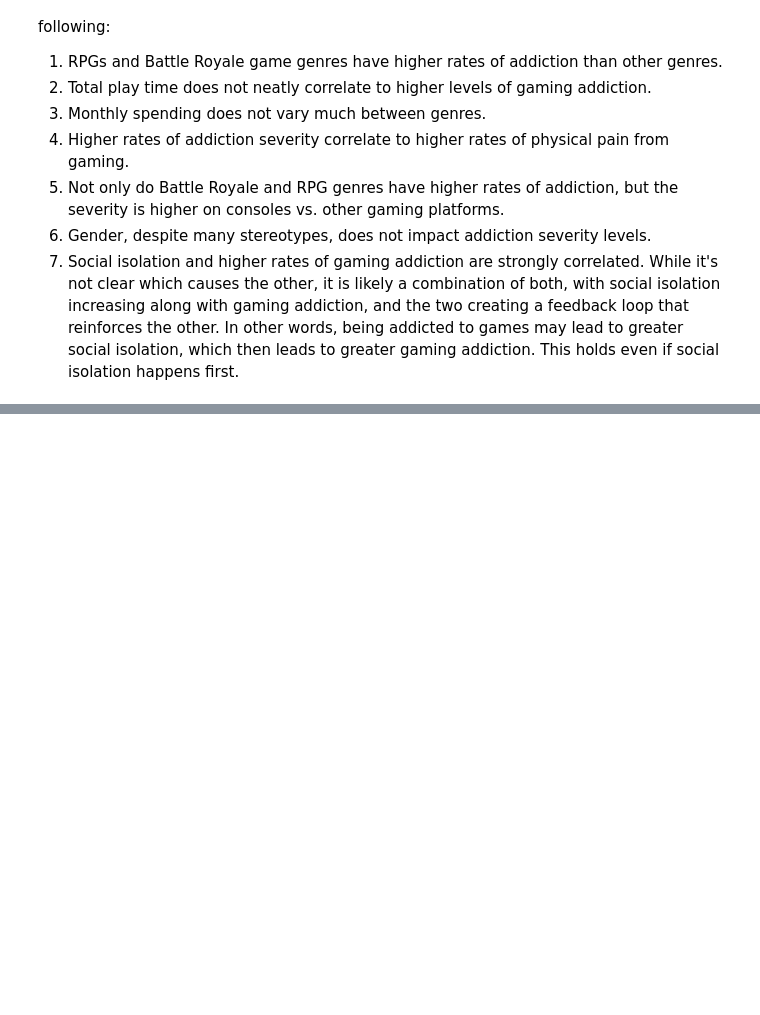
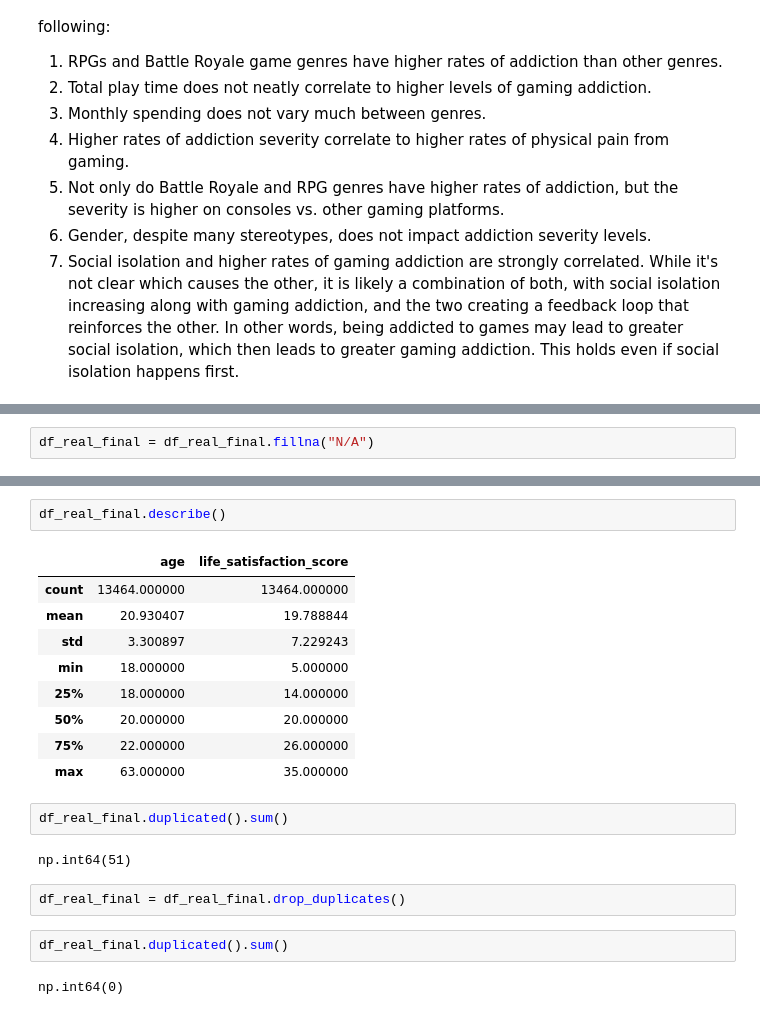
Before and after one commit to jmlax123/gaming_mental_health, a Jupyter notebook: notebook/gaming_mental_health_data.ipynb, the cells around one changed output, grey strips where cells are left out. Saved outputs shown, nothing was run; the diff lists cells and outputs as text; blank space fills up the shorter version.

```diff
--- a/notebook/gaming_mental_health_data.ipynb
+++ b/notebook/gaming_mental_health_data.ipynb
@@ -980,0 +1209,2 @@ Conclusion: Based on the visualizations regarding addiction severity, we can con
+# %%
+df_real_final = df_real_final.fillna("N/A")
@@ -980,0 +1267,22 @@ Conclusion: Based on the visualizations regarding addiction severity, we can con
+# %%
+df_real_final.describe()
+# %% [output]
+|  | age | life_satisfaction_score |
+| count | 13464.000000 | 13464.000000 |
+| mean | 20.930407 | 19.788844 |
+| std | 3.300897 | 7.229243 |
+| min | 18.000000 | 5.000000 |
+| 25% | 18.000000 | 14.000000 |
+| 50% | 20.000000 | 20.000000 |
+| 75% | 22.000000 | 26.000000 |
+| max | 63.000000 | 35.000000 |
+# %%
+df_real_final.duplicated().sum()
+# %% [output]
+np.int64(51)
+# %%
+df_real_final = df_real_final.drop_duplicates()
+# %%
+df_real_final.duplicated().sum()
+# %% [output]
+np.int64(0)
```
Also changed, not shown: parts of 22 cells of this notebook.
